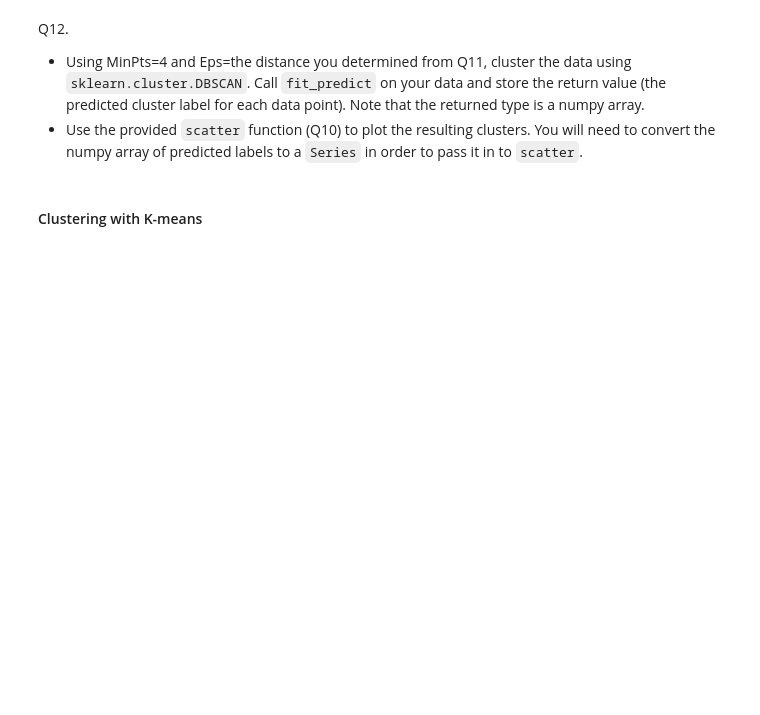
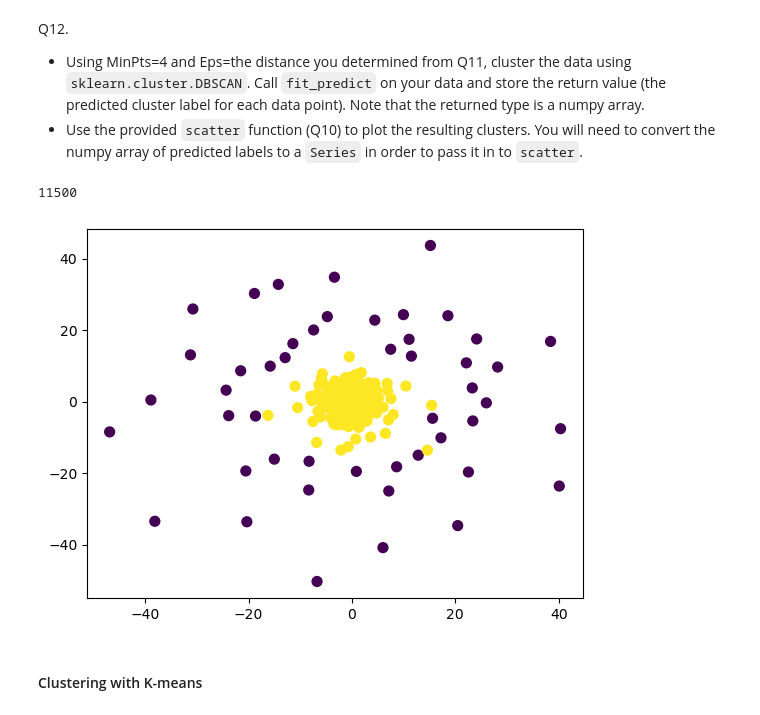
Before and after one commit to alantientran/ML-Clustering, a Jupyter notebook: HW5 - Clustering.ipynb, the cells around one changed output. Drawn from its saved outputs; the diff is of its cells as text; code cells hidden in the pictures; blank space fills up the shorter version.

```diff
--- a/HW5 - Clustering.ipynb
+++ b/HW5 - Clustering.ipynb
@@ -377,3 +361,13 @@ Q12.
+# %%
+from sklearn.cluster import DBSCAN
+
+model = DBSCAN(eps=12, min_samples=4)
+predicted_labels = model.fit_predict(data_scaled)
+
+scatter(pd.DataFrame(data_scaled), pd.Series(predicted_labels))
+# %% [output]
+11500
+[figure, added]
 # %% [markdown]
 #### Clustering with K-means
 # %% [markdown]
```
Also changed, not shown: parts of 9 cells of this notebook.
